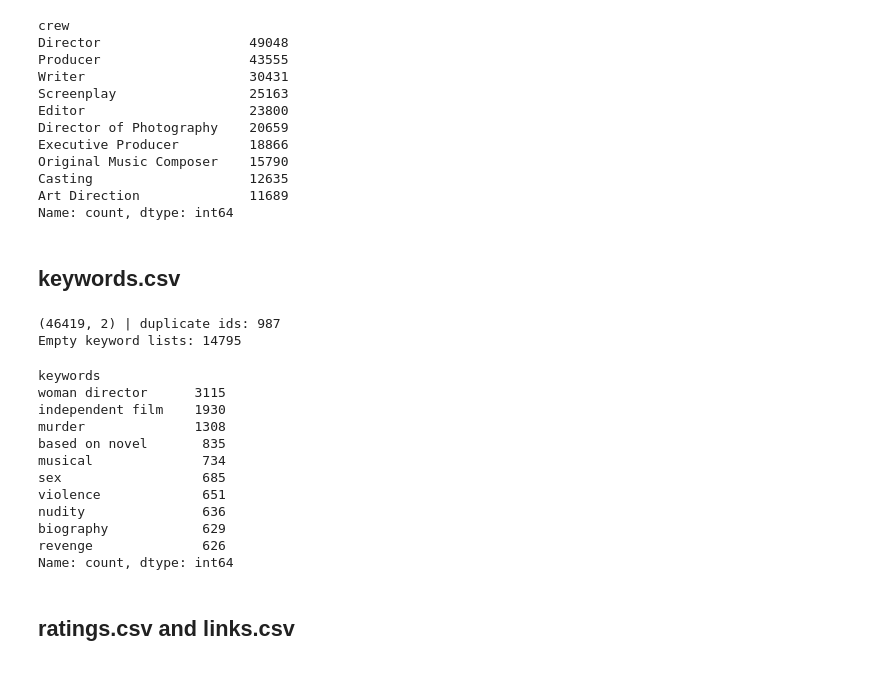
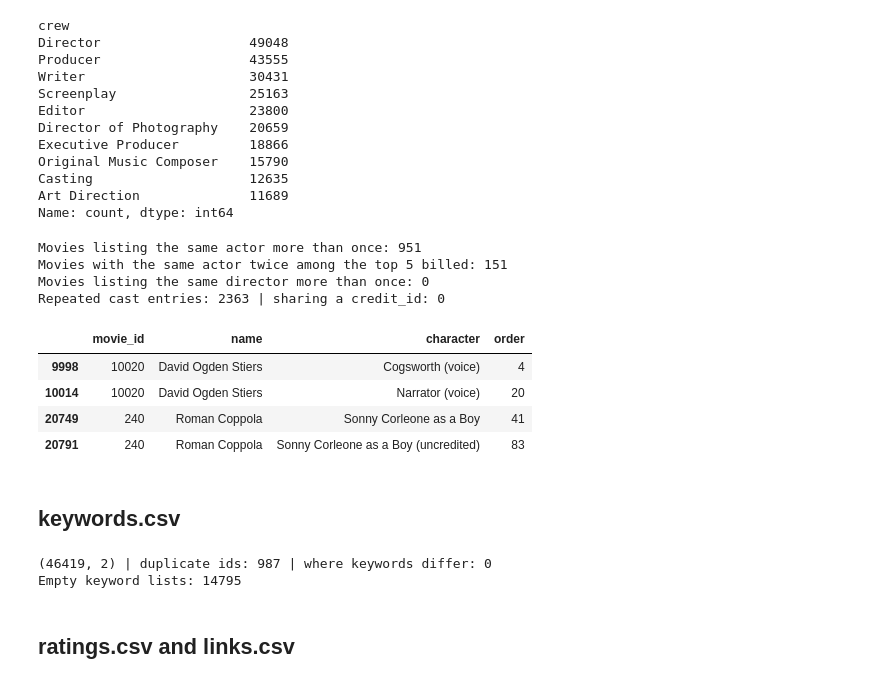
Before and after one commit to AleksanderKvelland/TDT4225_Assignment3_G110, a Jupyter notebook: Part1.1.ipynb, the cells around one changed output. Cells and saved outputs as stored; diff of their text form; code cells hidden in the pictures.

Commit message:
Refine the data analysis

```diff
--- a/Part1.1.ipynb
+++ b/Part1.1.ipynb
@@ -372,30 +326,46 @@ Original Music Composer    15790
 Casting                    12635
 Art Direction              11689
 Name: count, dtype: int64
+# %%
+# An actor listed more than once in the same movie would be counted twice in questions 2, 3, 6 and 8 in part 2
+def has_repeats(people):
+    ids = [person["id"] for person in people]
+    return len(ids) != len(set(ids))
+
+unique_credits = credits.drop_duplicates("id")
+print("Movies listing the same actor more than once:", unique_credits["cast"].apply(has_repeats).sum())
+print("Movies with the same actor twice among the top 5 billed:", unique_credits["cast"].apply(lambda cast_list: has_repeats(sorted(cast_list, key=lambda person: person["order"])[:5])).sum())
+print("Movies listing the same director more than once:", unique_credits["crew"].apply(lambda crew_list: has_repeats([person for person in crew_list if person["job"] == "Director"])).sum())
+
+# Every repeated entry is a separate credit with its own credit_id, not a copied row
+cast_rows = pd.DataFrame([{"movie_id": movie_id, **person} for movie_id, cast_list in zip(unique_credits["id"], unique_credits["cast"]) for person in cast_list])
+repeated = cast_rows[cast_rows.duplicated(["movie_id", "id"], keep=False)]
+print("Repeated cast entries:", len(repeated), "| sharing a credit_id:", repeated["credit_id"].duplicated().sum())
+
+# Examples: the same role credited twice (The Godfather Part II, 240) and one actor in two roles (Beauty and the Beast, 10020)
+repeated[repeated["movie_id"].isin([240, 10020])][["movie_id", "name", "character", "order"]]
+# %% [output]
+Movies listing the same actor more than once: 951
+Movies with the same actor twice among the top 5 billed: 151
+Movies listing the same director more than once: 0
+Repeated cast entries: 2363 | sharing a credit_id: 0
+|  | movie_id | name | character | order |
+| 9998 | 10020 | David Ogden Stiers | Cogsworth (voice) | 4 |
+| 10014 | 10020 | David Ogden Stiers | Narrator (voice) | 20 |
+| 20749 | 240 | Roman Coppola | Sonny Corleone as a Boy | 41 |
+| 20791 | 240 | Roman Coppola | Sonny Corleone as a Boy (uncredited) | 83 |
 # %% [markdown]
 ## keywords.csv
 # %%
-# Load and parse keywords, check duplicates/empty lists and show the most common keywords
+# Load keywords, check duplicate ids (and whether duplicate rows differ), then parse and count empty keyword lists
 keywords = pd.read_csv(DATA + "keywords.csv")
+dup = keywords[keywords["id"].duplicated(keep=False)].groupby("id").nunique()
+print(keywords.shape, "| duplicate ids:", keywords["id"].duplicated().sum(), "| where keywords differ:", (dup["keywords"] > 1).sum())
 keywords["keywords"] = keywords["keywords"].apply(parse)
-print(keywords.shape, "| duplicate ids:", keywords["id"].duplicated().sum())
 print("Empty keyword lists:", (keywords["keywords"].str.len() == 0).sum())
-keywords["keywords"].explode().dropna().str["name"].value_counts().head(10)
 # %% [output]
-(46419, 2) | duplicate ids: 987
+(46419, 2) | duplicate ids: 987 | where keywords differ: 0
 Empty keyword lists: 14795
-keywords
-woman director      3115
-independent film    1930
-murder              1308
-based on novel       835
-musical              734
-sex                  685
-violence             651
-nudity               636
-biography            629
-revenge              626
-Name: count, dtype: int64
 # %% [markdown]
 ## ratings.csv and links.csv
 # %%
```
Also changed, not shown: parts of 9 cells of this notebook, 1 other file.
